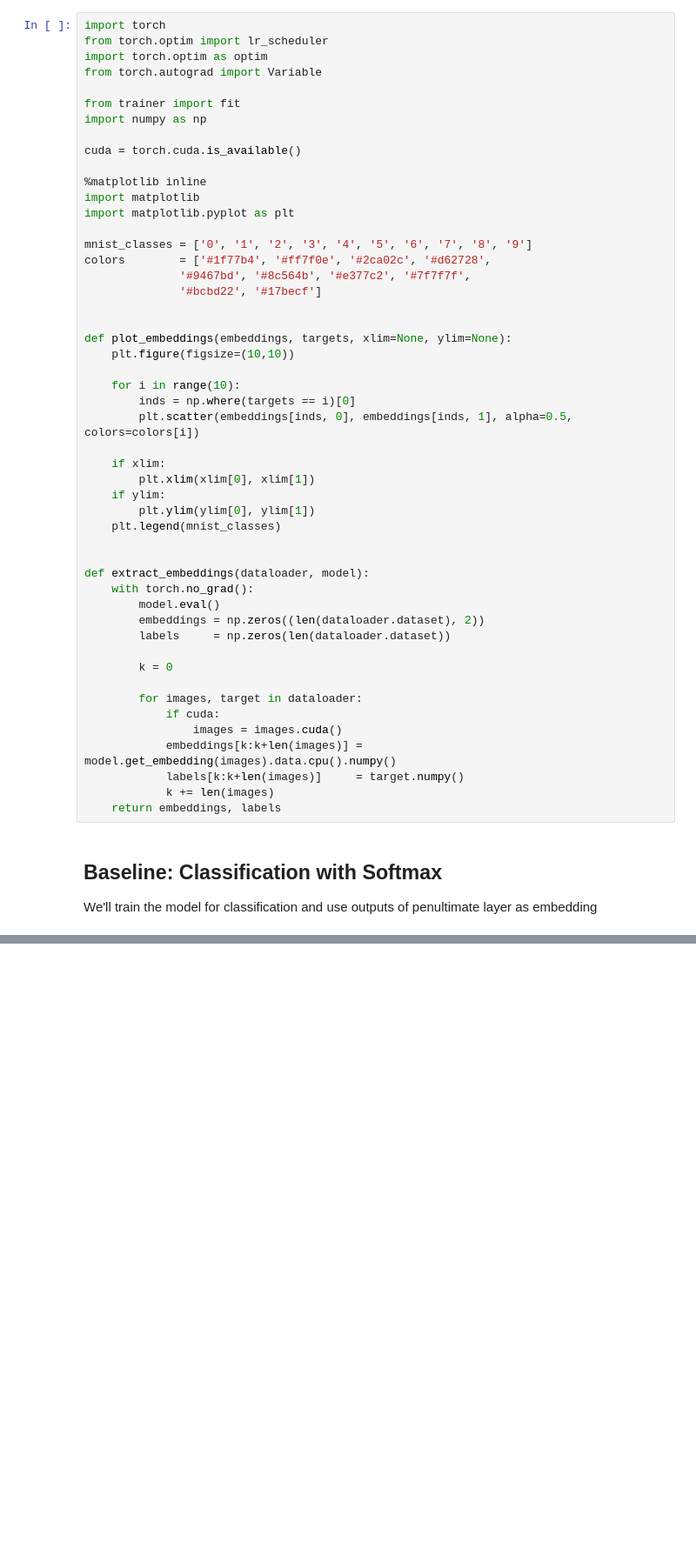
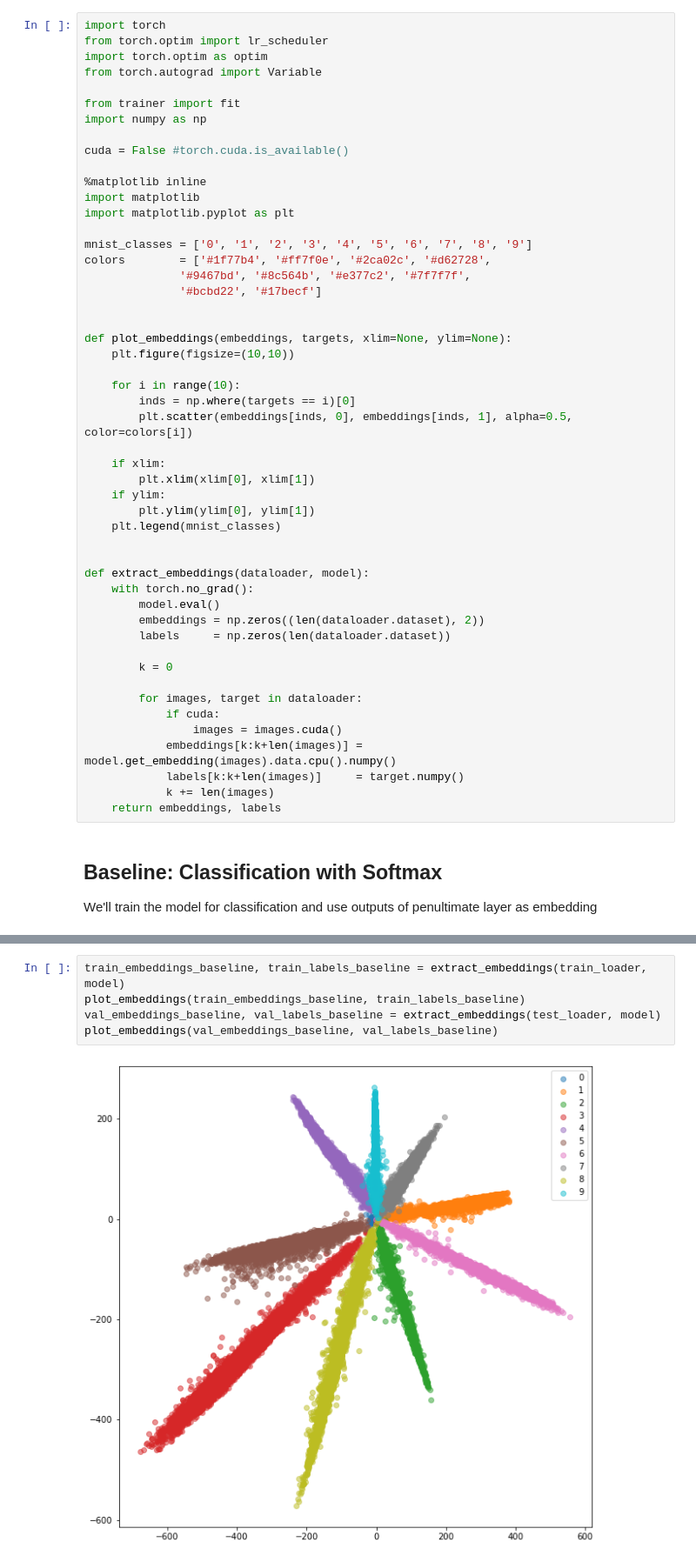
Before and after one commit to theGuyWithBlackTie/siamese-triplet, a Jupyter notebook: Contrastive Learning.ipynb, the cells around one changed output, grey strips where cells are left out. Shown: that part at 87% size. Saved outputs shown, nothing was run; the diff lists cells and outputs as text; blank space fills up the shorter version.

Commit message:
Done with Baseline

```diff
--- a/Contrastive Learning.ipynb
+++ b/Contrastive Learning.ipynb
@@ -55,7 +41,7 @@ from torch.autograd import Variable
 from trainer import fit
 import numpy as np
 
-cuda = torch.cuda.is_available()
+cuda = False #torch.cuda.is_available()
 
 %matplotlib inline
 import matplotlib
@@ -72,7 +58,7 @@ def plot_embeddings(embeddings, targets, xlim=None, ylim=None):
 
     for i in range(10):
         inds = np.where(targets == i)[0]
-        plt.scatter(embeddings[inds, 0], embeddings[inds, 1], alpha=0.5, colors=colors[i])
+        plt.scatter(embeddings[inds, 0], embeddings[inds, 1], alpha=0.5, color=colors[i])
 
     if xlim:
         plt.xlim(xlim[0], xlim[1])
@@ -133,0 +134,7 @@ NameError: name 'train_loader' is not defined
+# %%
+train_embeddings_baseline, train_labels_baseline = extract_embeddings(train_loader, model)
+plot_embeddings(train_embeddings_baseline, train_labels_baseline)
+val_embeddings_baseline, val_labels_baseline = extract_embeddings(test_loader, model)
+plot_embeddings(val_embeddings_baseline, val_labels_baseline)
+# %% [output]
+[figure, added]
```
Also changed, not shown: parts of 7 cells of this notebook, 2 other files.
